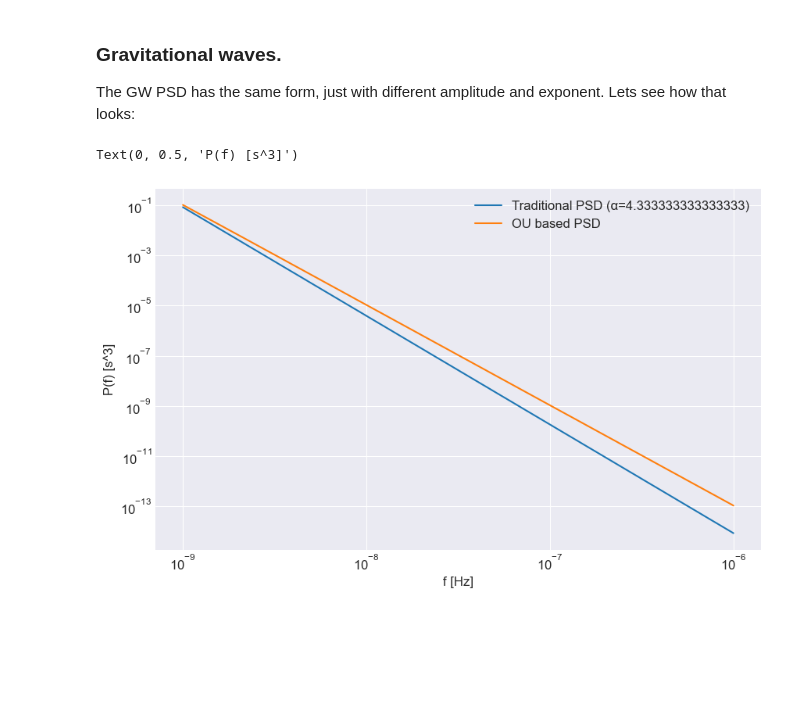
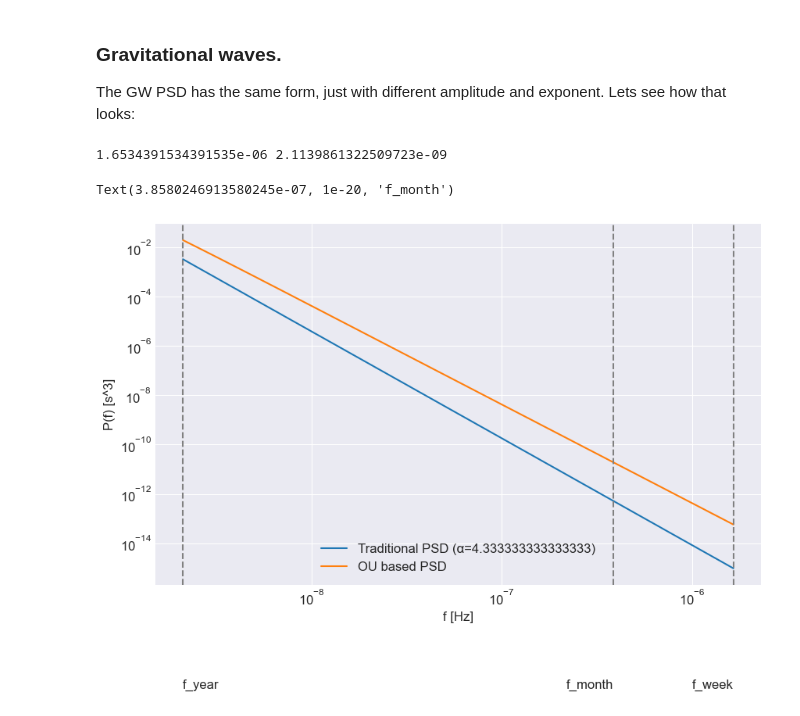
Before and after one commit to tomkimpson/Argus, a Jupyter notebook: notebooks/05.PSD_for_OU_process.ipynb, the cells around one changed output. Saved outputs shown, nothing was run; the diff lists cells and outputs as text; code cells hidden in the pictures; blank space fills up the shorter version.

Commit message:
add frequency range to notebook

```diff
--- a/notebooks/05.PSD_for_OU_process.ipynb
+++ b/notebooks/05.PSD_for_OU_process.ipynb
@@ -160,35 +160,49 @@ import matplotlib as mpl
 
 
 
+f_week = 1/604800
+f_month = 1/(30*24*60*60)
+f_year = 1/(15*31536000)
 
 
-f_range = np.logspace(-9,-6,10)
+print(f_week,f_year)
+f_range = np.logspace(np.log10(f_week),np.log10(f_year),100)
 
 #PSD
 A = 1e-14  # Example amplitude. https://github.com/ipta/mdc2/blob/master/group1/group1_gw_parameters.json
 alpha = 13/3
 psd_trad = power_law_psd(f_range,A,alpha) #units of s^3
 
 #OU
-gamma = 1e-9
+gamma = 4e-9
 ha = 1e-12
 sigma = ha*np.sqrt(gamma/6)#See Equation 19 of https://academic.oup.com/mnras/article/537/2/1282/7954752. Ignoring any HD corrections, just for order of magngiude estimates.
 
 psd_ou = ou_psd(f=f_range,sigma=sigma,gamma=gamma)
 
 
 #Plot
 # Set plot style
 plt.style.use('seaborn-v0_8-darkgrid')
 mpl.rcParams['figure.figsize'] = [10, 6]
 mpl.rcParams['font.size'] = 12
 
 
 plt.loglog(f_range, psd_trad, label=f'Traditional PSD (α={alpha})')
 plt.loglog(f_range, psd_ou, label=f'OU based PSD')
 plt.legend()
 plt.xlabel('f [Hz]')
 plt.ylabel('P(f) [s^3]')
+
+
+plt.axvline(f_week,color='0.5',linestyle='--')
+plt.axvline(f_year,color='0.5',linestyle='--')
+plt.axvline(f_month,color='0.5',linestyle='--')
+
+plt.text(f_week,1e-20,'f_week',ha='right',va='bottom')
+plt.text(f_year,1e-20,'f_year',ha='left',va='bottom')
+plt.text(f_month,1e-20,'f_month',ha='right',va='bottom')
 # %% [output]
-Text(0, 0.5, 'P(f) [s^3]')
+1.6534391534391535e-06 2.1139861322509723e-09
+Text(3.8580246913580245e-07, 1e-20, 'f_month')
-[figure, old version]
+[figure, new version]
```
